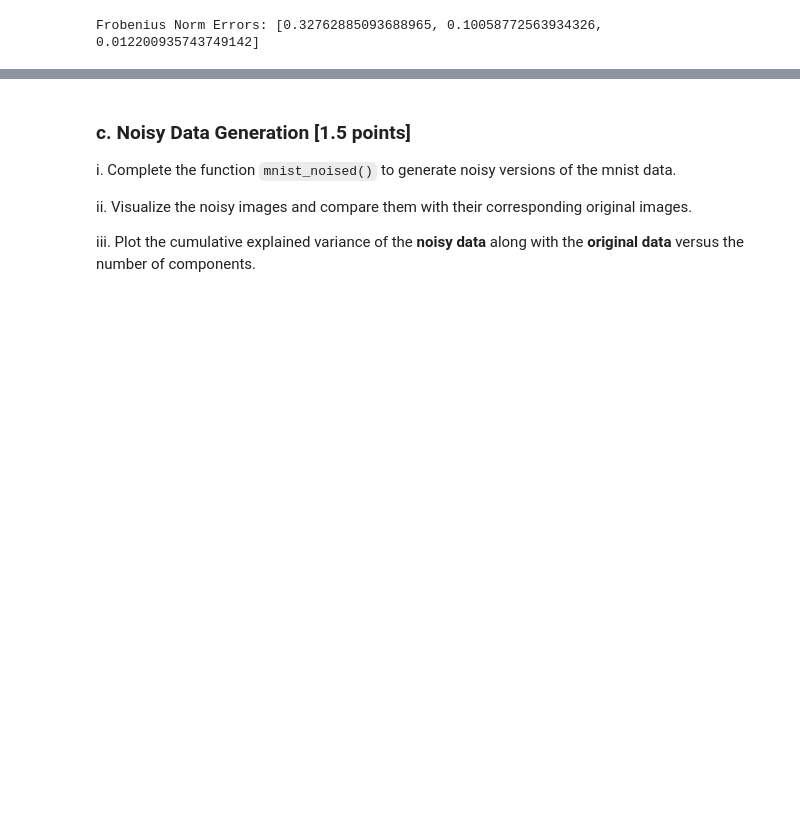
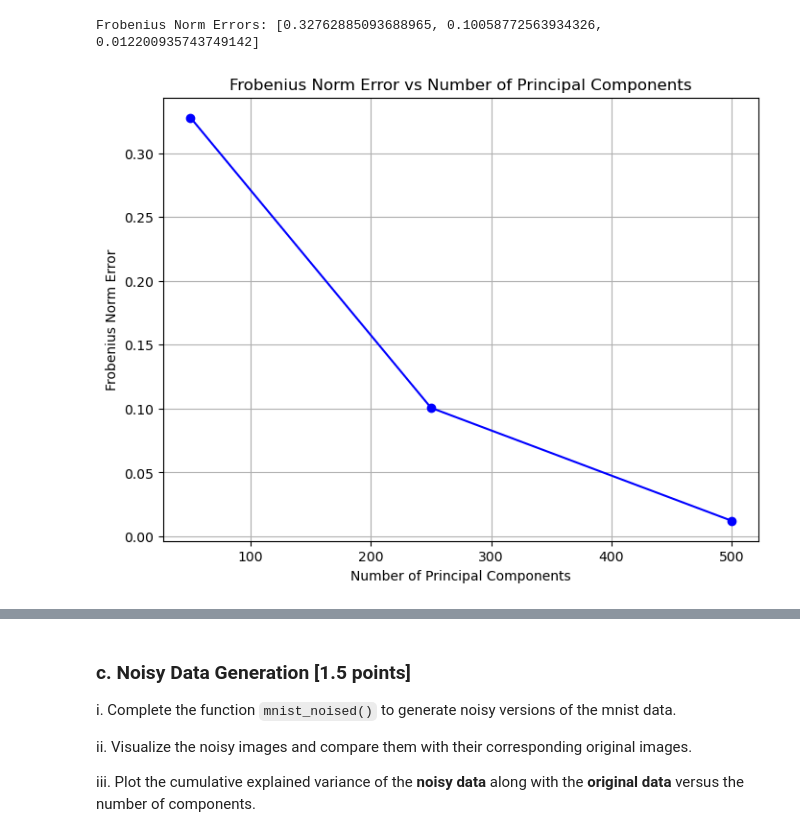
Before and after one commit to mobashirrahman/nnti, a Jupyter notebook: Assignment3/NNTI_Assignment3_(Q3.4).ipynb, the cells around one changed output, grey strips where cells are left out. Saved outputs shown, nothing was run; the diff lists cells and outputs as text; code cells hidden in the pictures; blank space fills up the shorter version.

```diff
--- a/Assignment3/NNTI_Assignment3_(Q3.4).ipynb
+++ b/Assignment3/NNTI_Assignment3_(Q3.4).ipynb
@@ -234,3 +203,17 @@ print(f"Frobenius Norm Errors: {frobenius_norm}")
 [figure]
 [figure]
 Frobenius Norm Errors: [0.32762885093688965, 0.10058772563934326, 0.012200935743749142]
+# %%
+
+components = [50, 250, 500]
+
+# Plot the Frobenius norm errors
+plt.figure(figsize=(8, 6))
+plt.plot(components, frobenius_norm, marker='o', linestyle='-', color='b')
+plt.xlabel('Number of Principal Components')
+plt.ylabel('Frobenius Norm Error')
+plt.title('Frobenius Norm Error vs Number of Principal Components')
+plt.grid(True)
+plt.show()
+# %% [output]
+[figure, added]
```
Also changed, not shown: parts of 18 cells of this notebook, 11 other files.
